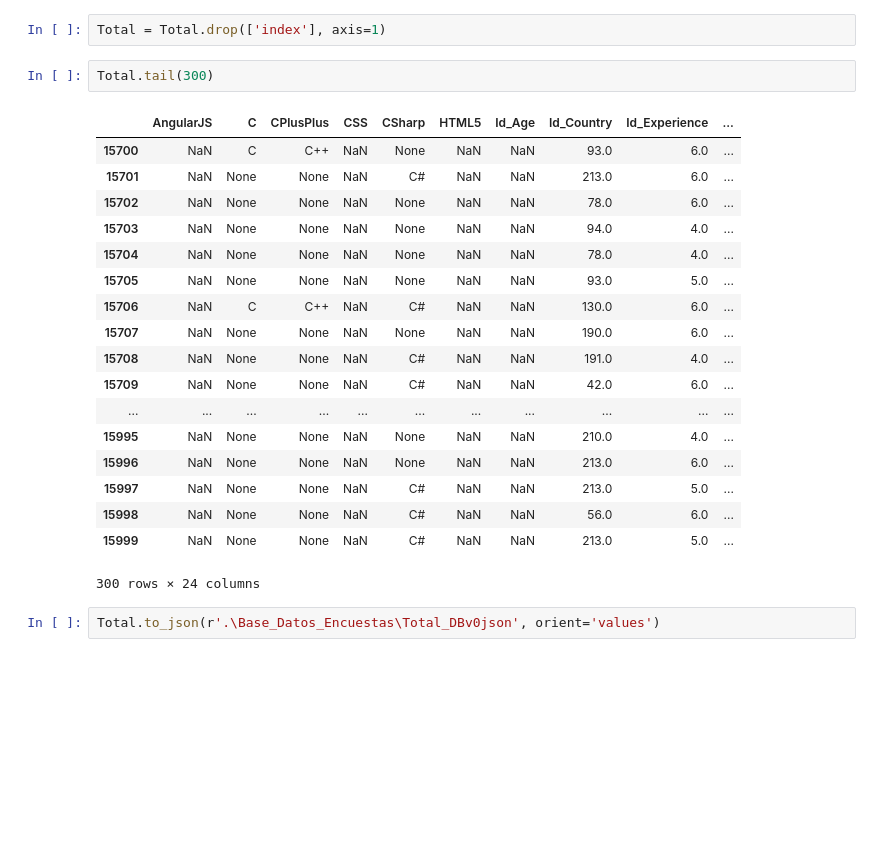
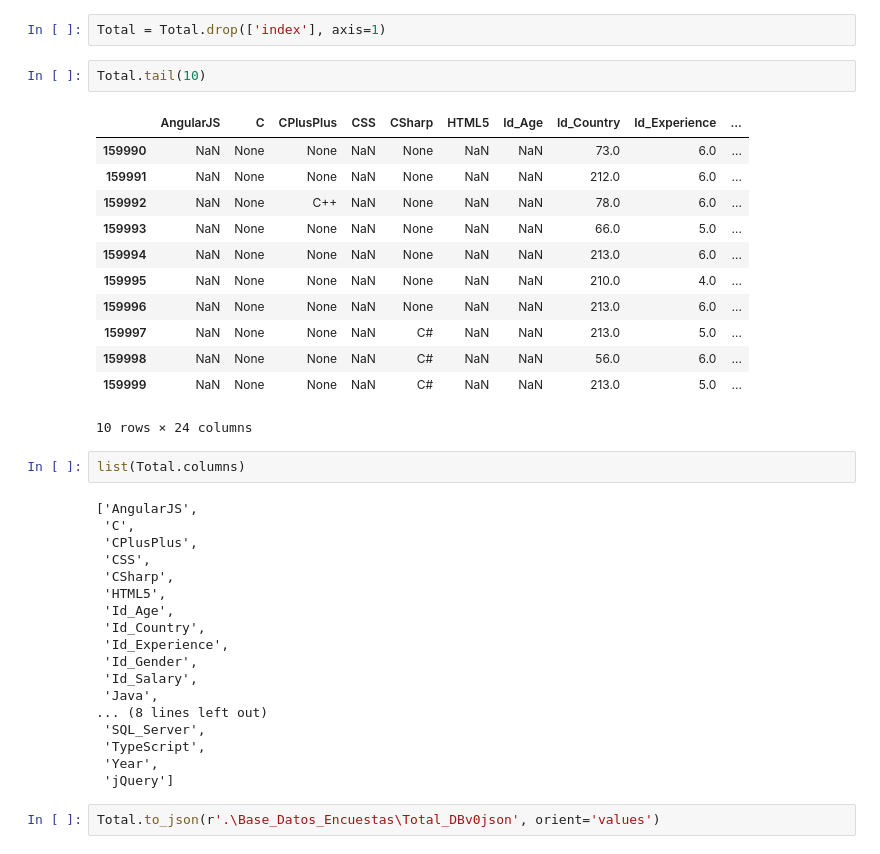
Before and after one commit to efvillar/Trabajo_Final_Bases_Datos, a Jupyter notebook: Trabajo Final Pregunta 4.ipynb, the cells around one changed output. Drawn from its saved outputs; the diff is of its cells as text; blank space fills up the shorter version.

```diff
--- a/Trabajo Final Pregunta 4.ipynb
+++ b/Trabajo Final Pregunta 4.ipynb
@@ -55,26 +55,40 @@ Total = Total.reset_index()
 # %%
 Total = Total.drop(['index'], axis=1)
 # %%
-Total.tail(300)
+Total.tail(10)
 # %% [output]
 |  | AngularJS | C | CPlusPlus | CSS | CSharp | HTML5 | Id_Age | Id_Country | Id_Experience | ... |
-| 15700 | NaN | C | C++ | NaN | None | NaN | NaN | 93.0 | 6.0 | ... |
-| 15701 | NaN | None | None | NaN | C# | NaN | NaN | 213.0 | 6.0 | ... |
-| 15702 | NaN | None | None | NaN | None | NaN | NaN | 78.0 | 6.0 | ... |
-| 15703 | NaN | None | None | NaN | None | NaN | NaN | 94.0 | 4.0 | ... |
-| 15704 | NaN | None | None | NaN | None | NaN | NaN | 78.0 | 4.0 | ... |
-| 15705 | NaN | None | None | NaN | None | NaN | NaN | 93.0 | 5.0 | ... |
-| 15706 | NaN | C | C++ | NaN | C# | NaN | NaN | 130.0 | 6.0 | ... |
-| 15707 | NaN | None | None | NaN | None | NaN | NaN | 190.0 | 6.0 | ... |
-| 15708 | NaN | None | None | NaN | C# | NaN | NaN | 191.0 | 4.0 | ... |
-| 15709 | NaN | None | None | NaN | C# | NaN | NaN | 42.0 | 6.0 | ... |
-| ... | ... | ... | ... | ... | ... | ... | ... | ... | ... | ... |
-| 15995 | NaN | None | None | NaN | None | NaN | NaN | 210.0 | 4.0 | ... |
-| 15996 | NaN | None | None | NaN | None | NaN | NaN | 213.0 | 6.0 | ... |
-| 15997 | NaN | None | None | NaN | C# | NaN | NaN | 213.0 | 5.0 | ... |
-| 15998 | NaN | None | None | NaN | C# | NaN | NaN | 56.0 | 6.0 | ... |
-| 15999 | NaN | None | None | NaN | C# | NaN | NaN | 213.0 | 5.0 | ... |
+| 159990 | NaN | None | None | NaN | None | NaN | NaN | 73.0 | 6.0 | ... |
+| 159991 | NaN | None | None | NaN | None | NaN | NaN | 212.0 | 6.0 | ... |
+| 159992 | NaN | None | C++ | NaN | None | NaN | NaN | 78.0 | 6.0 | ... |
+| 159993 | NaN | None | None | NaN | None | NaN | NaN | 66.0 | 5.0 | ... |
+| 159994 | NaN | None | None | NaN | None | NaN | NaN | 213.0 | 6.0 | ... |
+| 159995 | NaN | None | None | NaN | None | NaN | NaN | 210.0 | 4.0 | ... |
+| 159996 | NaN | None | None | NaN | None | NaN | NaN | 213.0 | 6.0 | ... |
+| 159997 | NaN | None | None | NaN | C# | NaN | NaN | 213.0 | 5.0 | ... |
+| 159998 | NaN | None | None | NaN | C# | NaN | NaN | 56.0 | 6.0 | ... |
+| 159999 | NaN | None | None | NaN | C# | NaN | NaN | 213.0 | 5.0 | ... |
-300 rows × 24 columns
+10 rows × 24 columns
+# %%
+list(Total.columns)
+# %% [output]
+['AngularJS',
+ 'C',
+ 'CPlusPlus',
+ 'CSS',
+ 'CSharp',
+ 'HTML5',
+ 'Id_Age',
+ 'Id_Country',
+ 'Id_Experience',
+ 'Id_Gender',
+ 'Id_Salary',
+ 'Java',
+... (8 lines left out)
+ 'SQL_Server',
+ 'TypeScript',
+ 'Year',
+ 'jQuery']
 # %%
 Total.to_json(r'.\Base_Datos_Encuestas\Total_DBv0json', orient='values')
 # %% [markdown]
```
Also changed, not shown: parts of 5 cells of this notebook.
